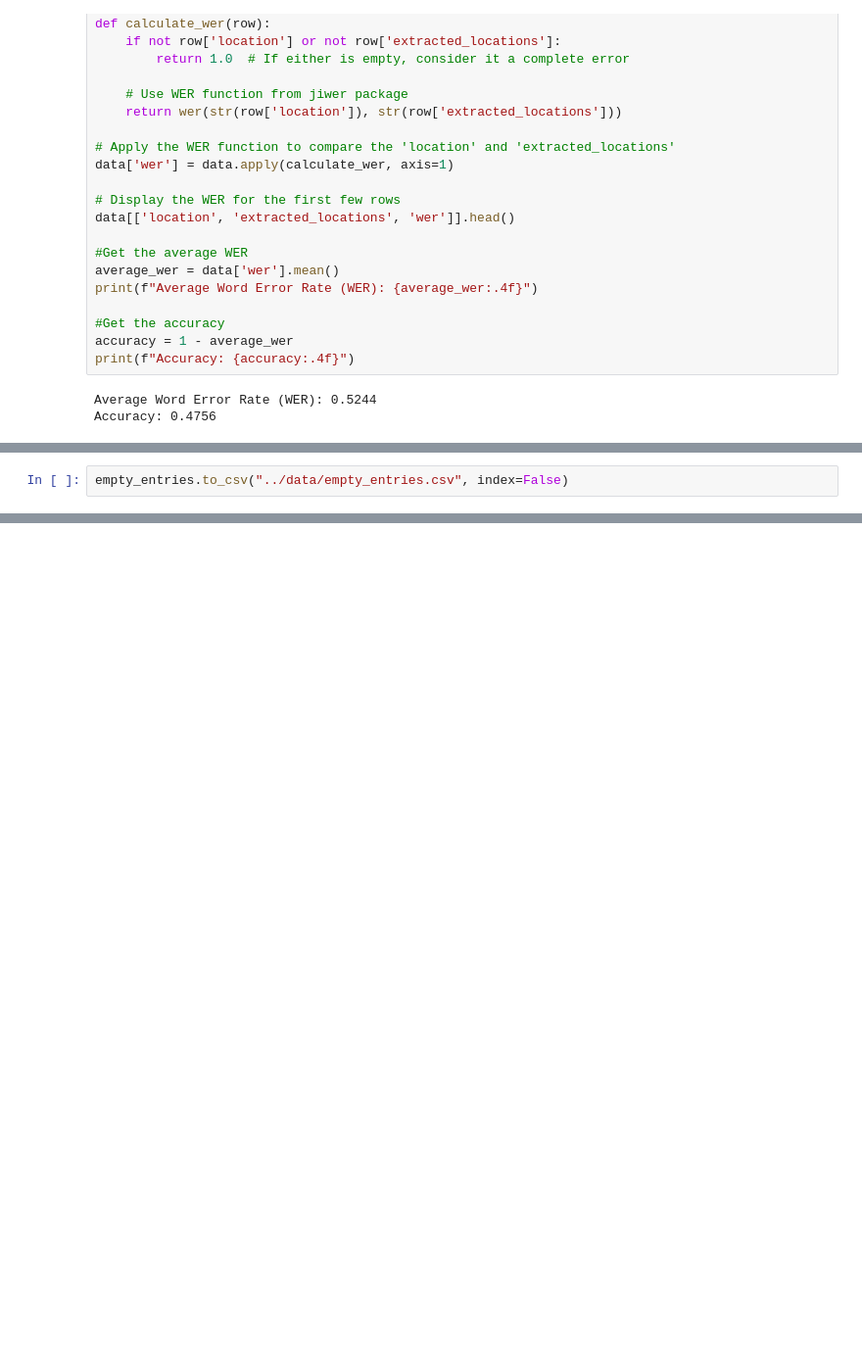
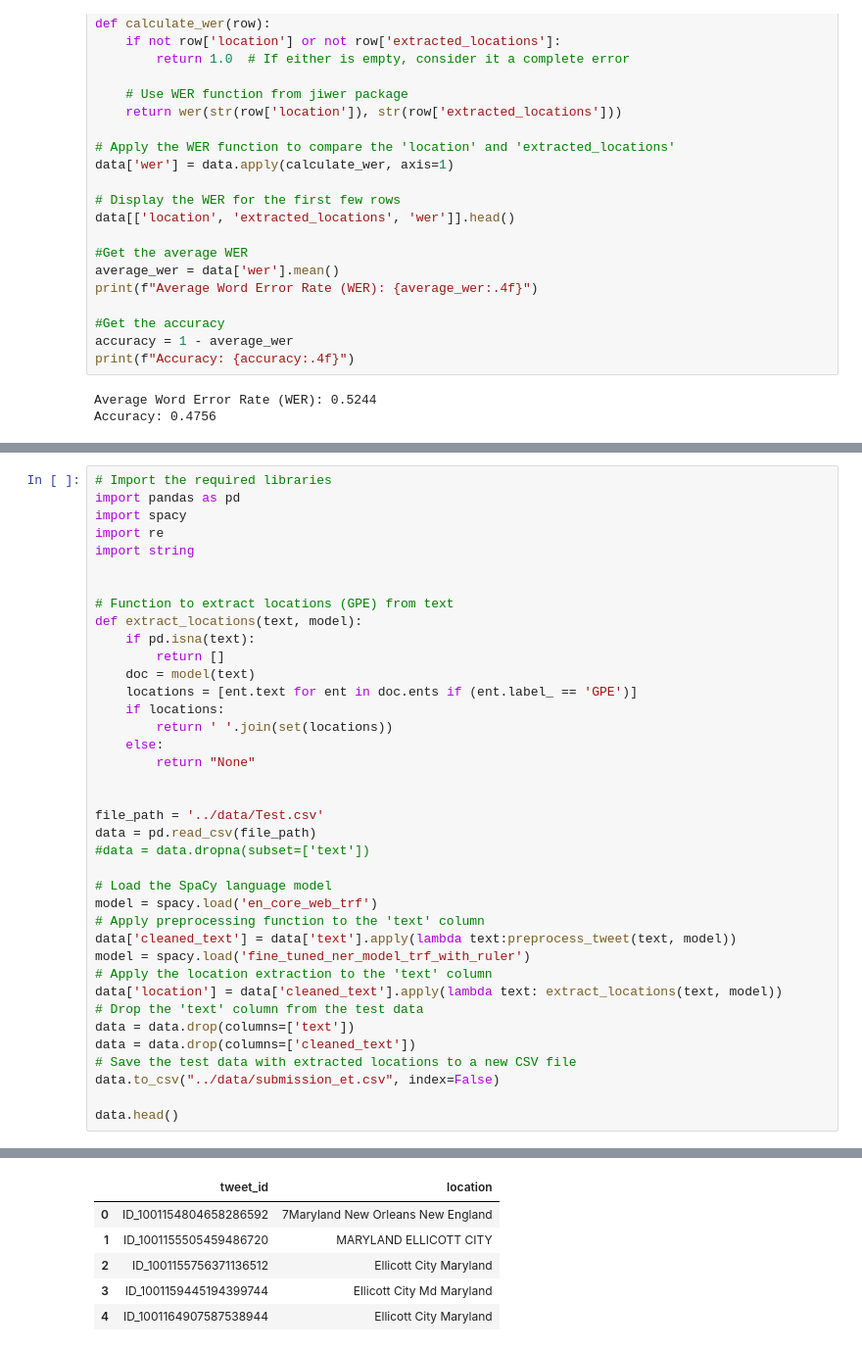
Before and after one commit to etechoptimist/ai4good_location_mention_recognition, a Jupyter notebook: src/spacy-ner.ipynb, the cells around one changed output, grey strips where cells are left out. Shown at 98% size. Saved outputs shown, nothing was run; the diff lists cells and outputs as text; blank space fills up the shorter version.

```diff
--- a/src/spacy-ner.ipynb
+++ b/src/spacy-ner.ipynb
@@ -988,2 +830,39 @@ len(empty_entries)
-# %%
-empty_entries.to_csv("../data/empty_entries.csv", index=False)
+# %%
+# Import the required libraries
+import pandas as pd
+import spacy
+import re
+import string
+
+
+# Function to extract locations (GPE) from text
+def extract_locations(text, model):
+    if pd.isna(text):
+        return []
+    doc = model(text)
+    locations = [ent.text for ent in doc.ents if (ent.label_ == 'GPE')]
+    if locations:
+        return ' '.join(set(locations))
+    else:
+        return "None"
+
+
+file_path = '../data/Test.csv'
+data = pd.read_csv(file_path)
+#data = data.dropna(subset=['text'])
+
+# Load the SpaCy language model
+model = spacy.load('en_core_web_trf')
+# Apply preprocessing function to the 'text' column
+data['cleaned_text'] = data['text'].apply(lambda text:preprocess_tweet(text, model))
+model = spacy.load('fine_tuned_ner_model_trf_with_ruler')
+# Apply the location extraction to the 'text' column
+data['location'] = data['cleaned_text'].apply(lambda text: extract_locations(text, model))
+# Drop the 'text' column from the test data
+data = data.drop(columns=['text'])
+data = data.drop(columns=['cleaned_text'])
+# Save the test data with extracted locations to a new CSV file
+data.to_csv("../data/submission_et.csv", index=False)
+
+data.head()
+# %% [output]
@@ -989,0 +870,6 @@ empty_entries.to_csv("../data/empty_entries.csv", index=False)
+|  | tweet_id | location |
+| 0 | ID_1001154804658286592 | 7Maryland New Orleans New England |
+| 1 | ID_1001155505459486720 | MARYLAND ELLICOTT CITY |
+| 2 | ID_1001155756371136512 | Ellicott City Maryland |
+| 3 | ID_1001159445194399744 | Ellicott City Md Maryland |
+| 4 | ID_1001164907587538944 | Ellicott City Maryland |
```
Also changed, not shown: parts of 26 cells of this notebook, 1 other file.
